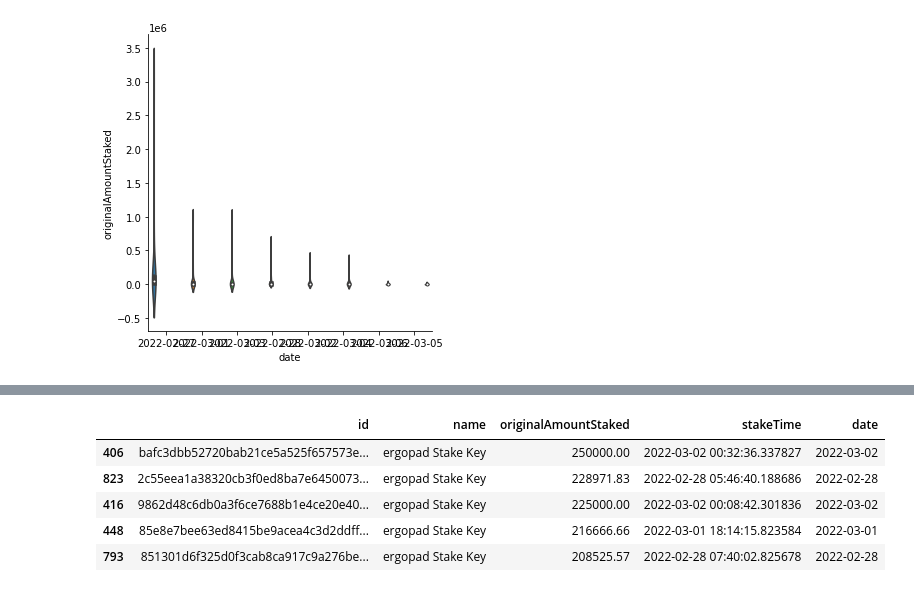
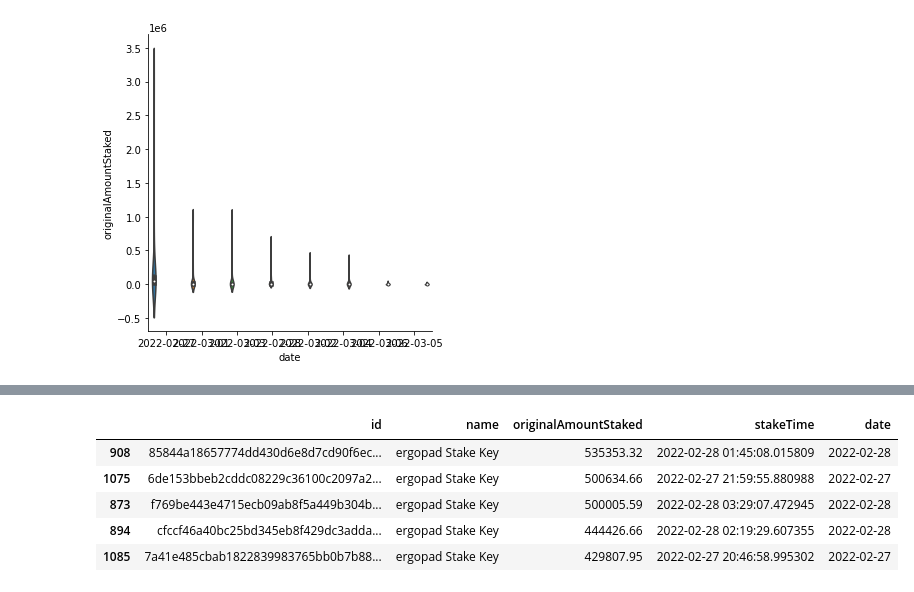
Before and after one commit to glasgowm148/ergoscripts, a Jupyter notebook: py/scrape.ipynb, the cells around one changed output, grey strips where cells are left out. Cells and saved outputs as stored; diff of their text form; code cells hidden in the pictures.

```diff
--- a/py/scrape.ipynb
+++ b/py/scrape.ipynb
@@ -149,14 +143,14 @@ sns.boxplot(x = 'originalAmountStaked', data = df, showfliers = False)
 # %%
-# trimming top 20
-df_trim = df.iloc[20: , :]
+# trimming top 5
+df_trim = df.iloc[5: , :]
 df_trim.head(5)
 # %% [output]
 |  | id | name | originalAmountStaked | stakeTime | date |
-| 406 | bafc3dbb52720bab21ce5a525f657573e... | ergopad Stake Key | 250000.00 | 2022-03-02 00:32:36.337827 | 2022-03-02 |
-| 823 | 2c55eea1a38320cb3f0ed8ba7e6450073... | ergopad Stake Key | 228971.83 | 2022-02-28 05:46:40.188686 | 2022-02-28 |
-| 416 | 9862d48c6db0a3f6ce7688b1e4ce20e40... | ergopad Stake Key | 225000.00 | 2022-03-02 00:08:42.301836 | 2022-03-02 |
-| 448 | 85e8e7bee63ed8415be9acea4c3d2ddff... | ergopad Stake Key | 216666.66 | 2022-03-01 18:14:15.823584 | 2022-03-01 |
-| 793 | 851301d6f325d0f3cab8ca917c9a276be... | ergopad Stake Key | 208525.57 | 2022-02-28 07:40:02.825678 | 2022-02-28 |
+| 908 | 85844a18657774dd430d6e8d7cd90f6ec... | ergopad Stake Key | 535353.32 | 2022-02-28 01:45:08.015809 | 2022-02-28 |
+| 1075 | 6de153bbeb2cddc08229c36100c2097a2... | ergopad Stake Key | 500634.66 | 2022-02-27 21:59:55.880988 | 2022-02-27 |
+| 873 | f769be443e4715ecb09ab8f5a449b304b... | ergopad Stake Key | 500005.59 | 2022-02-28 03:29:07.472945 | 2022-02-28 |
+| 894 | cfccf46a40bc25bd345eb8f429dc3adda... | ergopad Stake Key | 444426.66 | 2022-02-28 02:19:29.607355 | 2022-02-28 |
+| 1085 | 7a41e485cbab1822839983765bb0b7b88... | ergopad Stake Key | 429807.95 | 2022-02-27 20:46:58.995302 | 2022-02-27 |
 # %%
 # Distribution without the top 20
 sns.catplot(x="originalAmountStaked", y="date",  data=df_trim)
```
Also changed, not shown: parts of 3 cells of this notebook.
